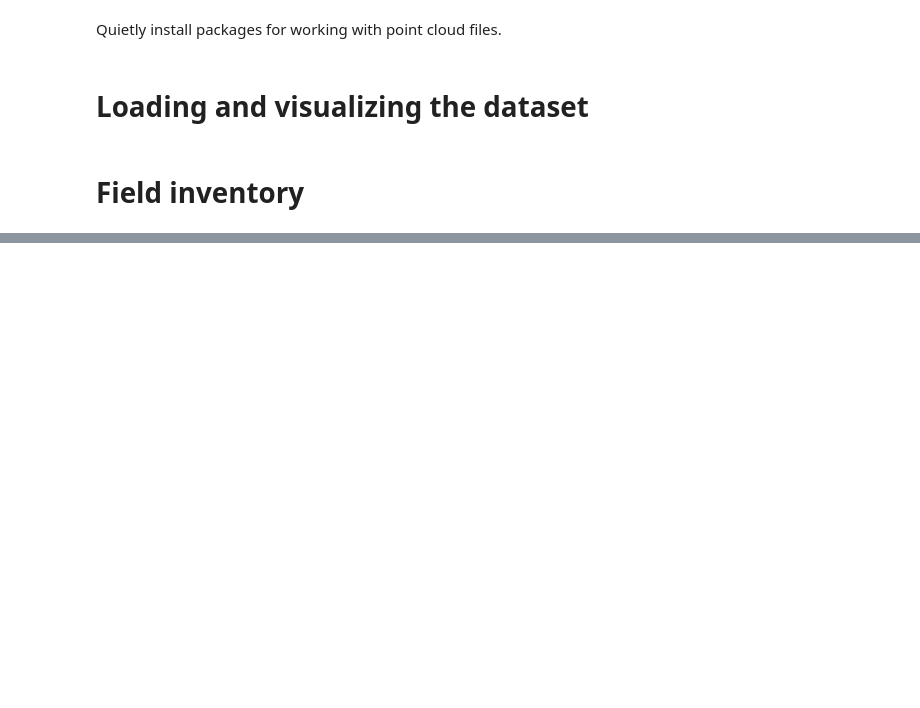
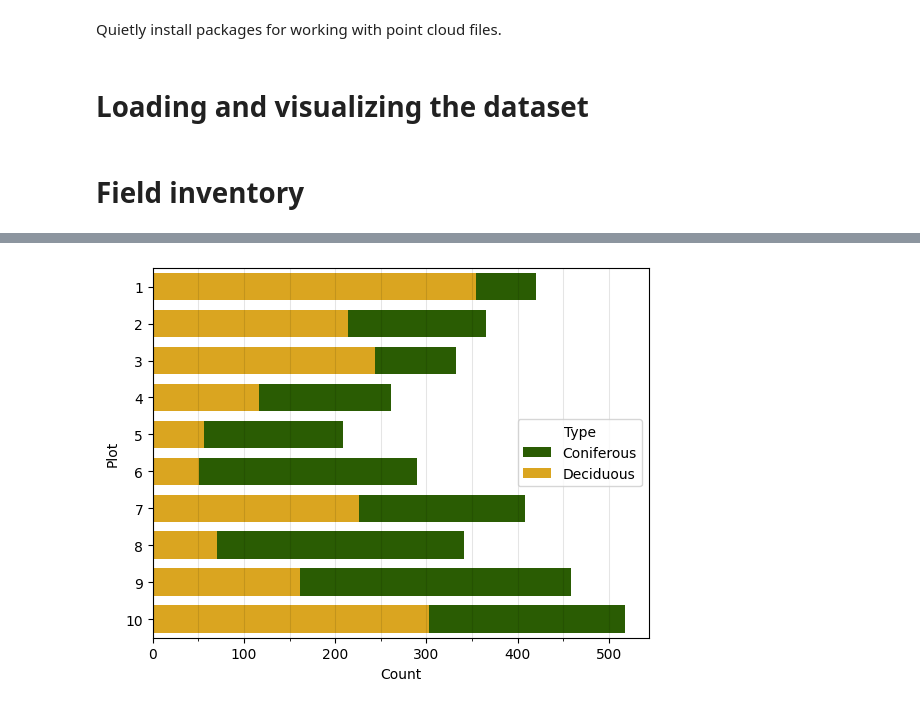
Before and after one commit to pariaighanian/LiDAR-Based-Tree-Detection, a Jupyter notebook: EDA.ipynb, the cells around one changed output, grey strips where cells are left out. Drawn from its saved outputs; the diff is of its cells as text; code cells hidden in the pictures; blank space fills up the shorter version.

```diff
--- a/EDA.ipynb
+++ b/EDA.ipynb
@@ -27,0 +61,21 @@ counts["Type"] = counts["species"].map(lambda x: "Coniferous" if x in conifiers
+# %%
+ax = sns.histplot(
+    data=field_inventory,
+    y="plot",
+    discrete=True,
+    hue="Type",
+    hue_order=["Coniferous", "Deciduous"],
+    palette=["#2A5C03", "#DAA520"],
+    multiple="stack",
+    shrink=0.75,
+    alpha=1,
+    lw=0,
+)
+ax.set_ylim(10.5, 0.5)
+ax.set_ylabel("Plot")
+ax.yaxis.set_major_locator(plt.MultipleLocator(1))
+ax.xaxis.set_minor_locator(plt.MultipleLocator(50))
+ax.grid(axis="x", color="black", alpha=0.1)
+ax.grid(axis="x", which="minor", color="black", alpha=0.1)
+# %% [output]
+[figure, added]
```
Also changed, not shown: parts of 15 cells of this notebook, 21 other files.
